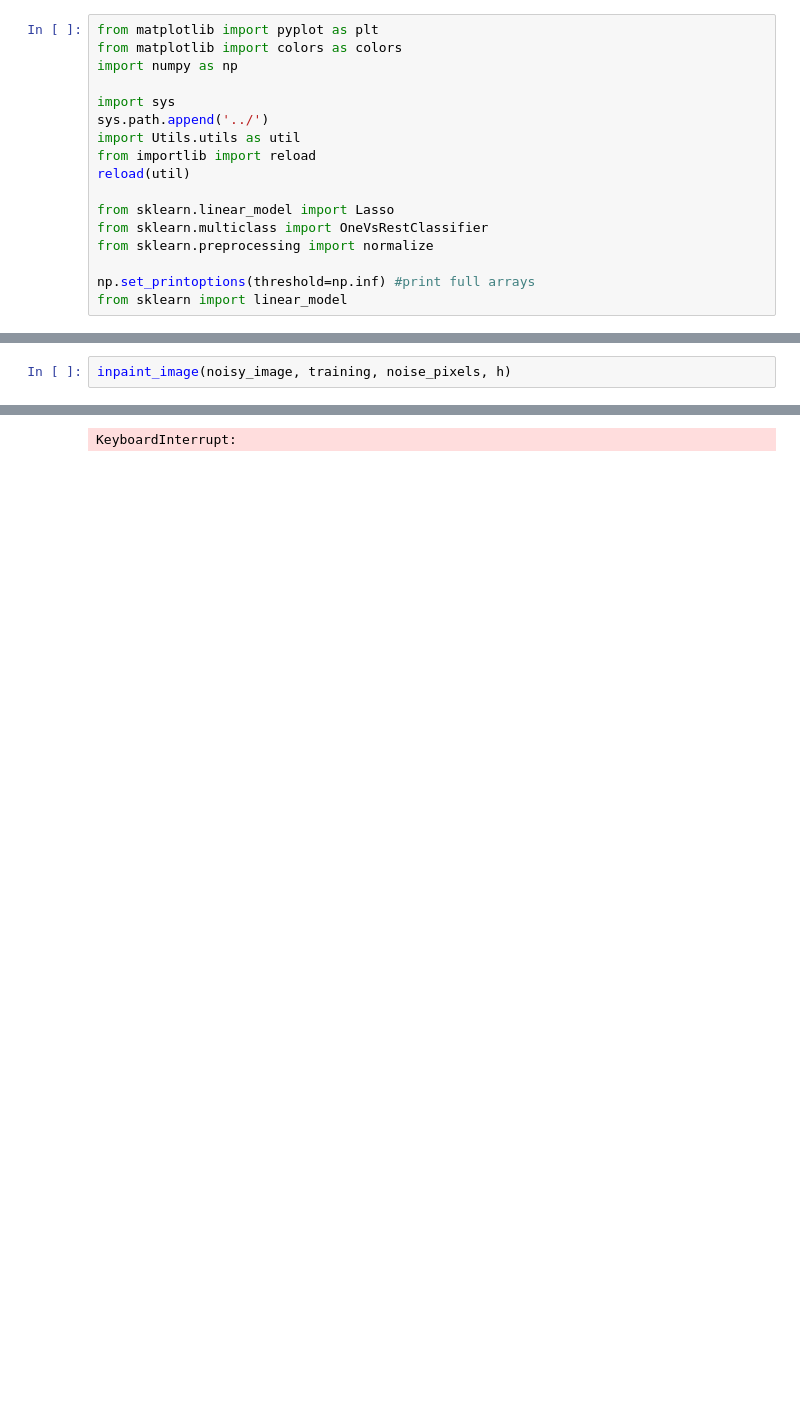
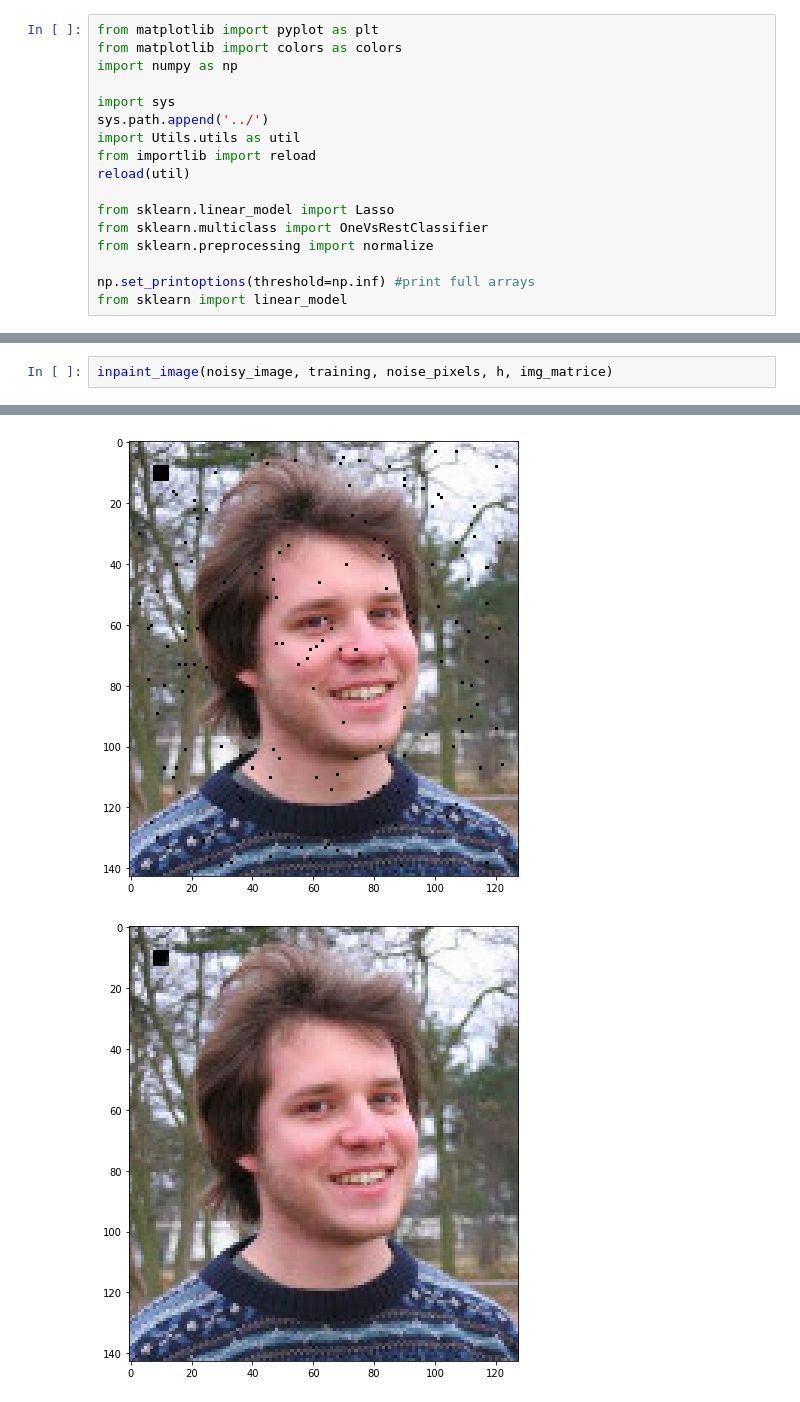
Before and after one commit to MaximeMarlot/arf-project, a Jupyter notebook: project.ipynb, the cells around one changed output, grey strips where cells are left out. Drawn from its saved outputs; the diff is of its cells as text; blank space fills up the shorter version.

```diff
--- a/project.ipynb
+++ b/project.ipynb
@@ -201,3 +187,3 @@ print(training.shape)
 # %%
-inpaint_image(noisy_image, training, noise_pixels, h)
+inpaint_image(noisy_image, training, noise_pixels, h, img_matrice)
 # %% [output]
@@ -221 +207,2 @@ label =
-KeyboardInterrupt:
+[figure, added]
+[figure, added]
```
Also changed, not shown: parts of 6 cells of this notebook, 4 other files.
